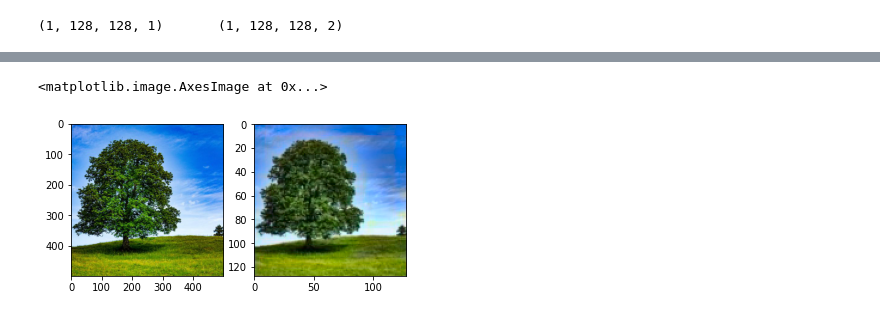
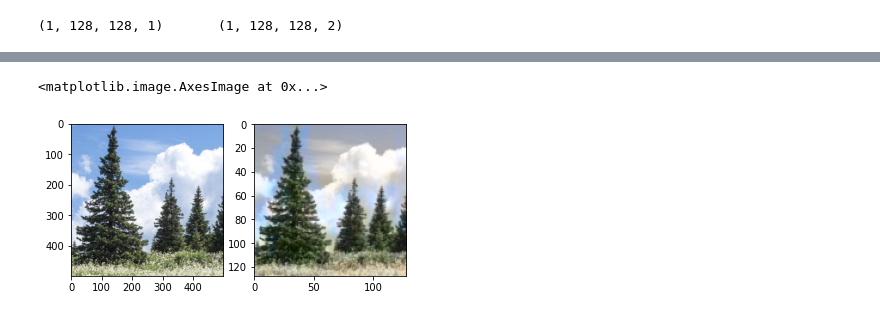
Before and after one commit to flowergum/Colorization, a Jupyter notebook: My_colorization.ipynb, the cells around one changed output, grey strips where cells are left out. Saved outputs shown, nothing was run; the diff lists cells and outputs as text; code cells hidden in the pictures.

```diff
--- a/My_colorization.ipynb
+++ b/My_colorization.ipynb
@@ -29,6 +29,15 @@ def processed_image(img):
   X = X.reshape(1, size[0], size[1], 1)
   Y = Y.reshape(1, size[0], size[1], 2)
   return X, Y, size
+# %%
+def pr_img():
+    x_train = np.zeros((10, 128, 128, 1))
+    y_train = np.zeros((10, 128, 128, 2))
+    for i in range(10):
+        name = 'drive/MyDrive/Colorization/Step_1.Small_dataset/color/' + str(i+1) + '.jpg'
+        img = Image.open(name)
+        x_train[i], y_train[i], size = processed_image(img)
+    return x_train, y_train
 # %%
 img = Image.open('drive/MyDrive/Colorization/Step_1.Small_dataset/color/1.jpg')
 X, Y, size = processed_image(img)
@@ -53,3 +47,5 @@ model = Sequential([
+# %%
+x_train, y_train = pr_img()
 # %%
 model = Sequential()
 model.add(InputLayer(input_shape=(None, None, 1)))
@@ -68,6 +64,6 @@ model.add(Conv2D(2, (3, 3), activation='tanh', padding='same'))
 # %%
 model.compile(optimizer='adam', loss='mse')
 # %%
-model.fit(x=X, y=Y, batch_size=1, epochs=100)
+model.fit(x=x_train, y=y_train, batch_size=2, epochs=100)
 # %% [output]
 Epoch 1/100
@@ -100,11 +87,20 @@ ab = np.clip(output[0], min_vals, max_vals)
 # %%
+img = Image.open('drive/MyDrive/Colorization/Step_1.Small_dataset/color/8.jpg')
+X, Y, size = processed_image(img)
+
+output = model.predict(X)
+
+output *= 128
+min_vals, max_vals = -128, 127
+ab = np.clip(output[0], min_vals, max_vals)
+
 cur = np.zeros((size[0], size[1], 3))
 cur[:,:,0] = np.clip(X[0][:,:,0], 0, 100)
 cur[:,:,1:] = ab
 plt.subplot(1, 2, 1)
 plt.imshow(img)
 plt.subplot(1, 2, 2)
 plt.imshow(lab2rgb(cur))
 # %% [output]
 <matplotlib.image.AxesImage at 0x...>
-[figure, old version]
+[figure, new version]
```
Also changed, not shown: parts of 6 cells of this notebook.
